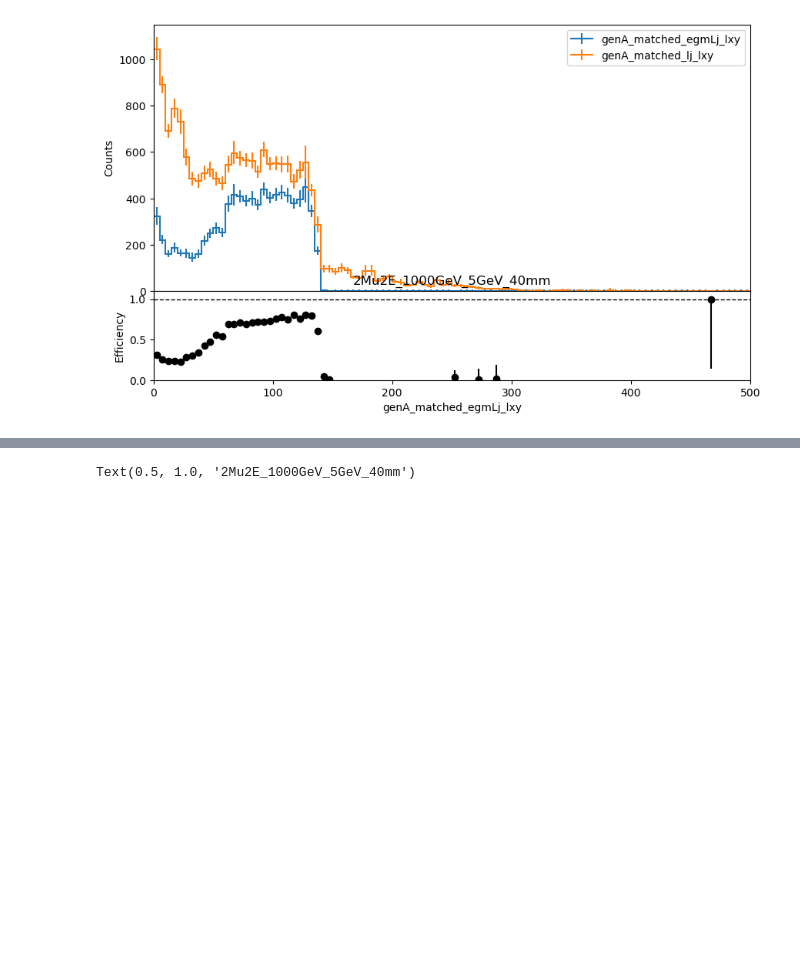
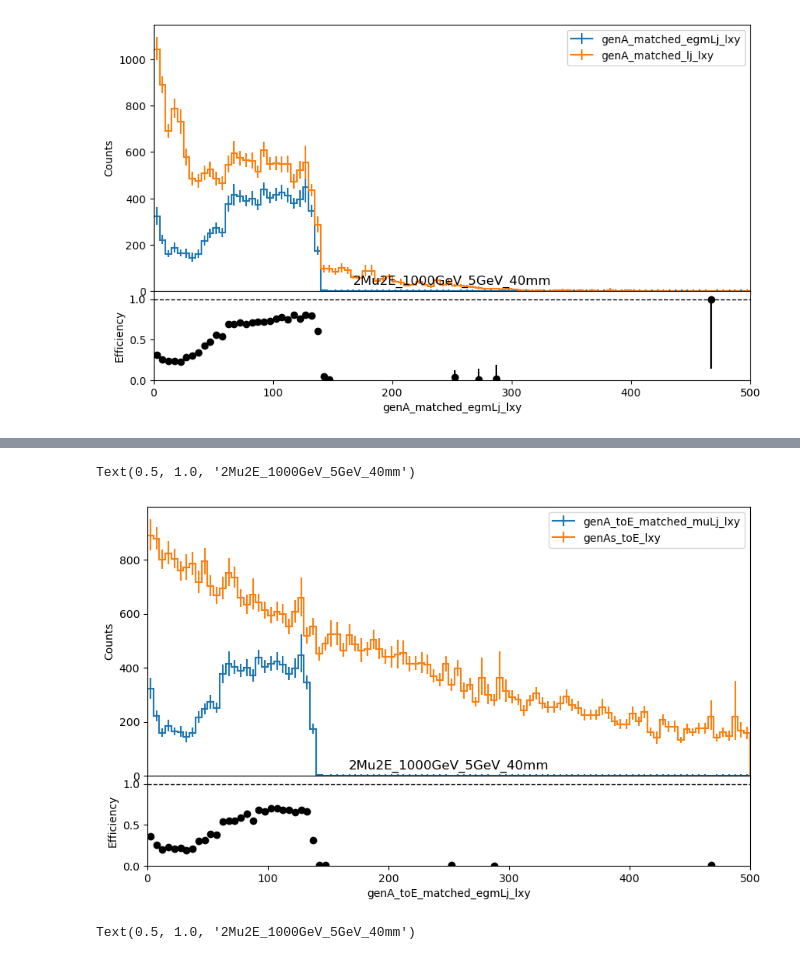
Before and after one commit to yfv2ev/SIDM, a Jupyter notebook: sidm/studies/darkPhotonLxyEff.ipynb, the cells around one changed output, grey strips where cells are left out. Drawn from its saved outputs; the diff is of its cells as text; code cells hidden in the pictures; blank space fills up the shorter version.

```diff
--- a/sidm/studies/darkPhotonLxyEff.ipynb
+++ b/sidm/studies/darkPhotonLxyEff.ipynb
@@ -136,3 +148,15 @@ Text(0.5, 1.0, '2Mu2E_1000GeV_5GeV_40mm')
+# %%
+plt.figure(figsize=(10,6))
+output["out"]["2Mu2E_1000GeV_5GeV_40mm"]["hists"]["genA_toE_matched_egmLj_lxy"][ch1,:].plot_ratio(
+       output["out"]["2Mu2E_1000GeV_5GeV_40mm"]["hists"]["genAs_toE_lxy"][ch1,:],
+       rp_num_label="genA_toE_matched_muLj_lxy",
+       rp_denom_label="genAs_toE_lxy",
+       rp_uncert_draw_type="line",
+       rp_uncertainty_type="efficiency")
+plt.title("2Mu2E_1000GeV_5GeV_40mm")
+# %% [output]
+Text(0.5, 1.0, '2Mu2E_1000GeV_5GeV_40mm')
+[figure, added]
 # %%
 plt.figure(figsize=(10,6))
 output["out"]["2Mu2E_1000GeV_5GeV_40mm"]["hists"]["genA_toE_matched_lj_lxy"][ch1,:].plot_ratio(
```
Also changed, not shown: parts of 1 cell of this notebook.
